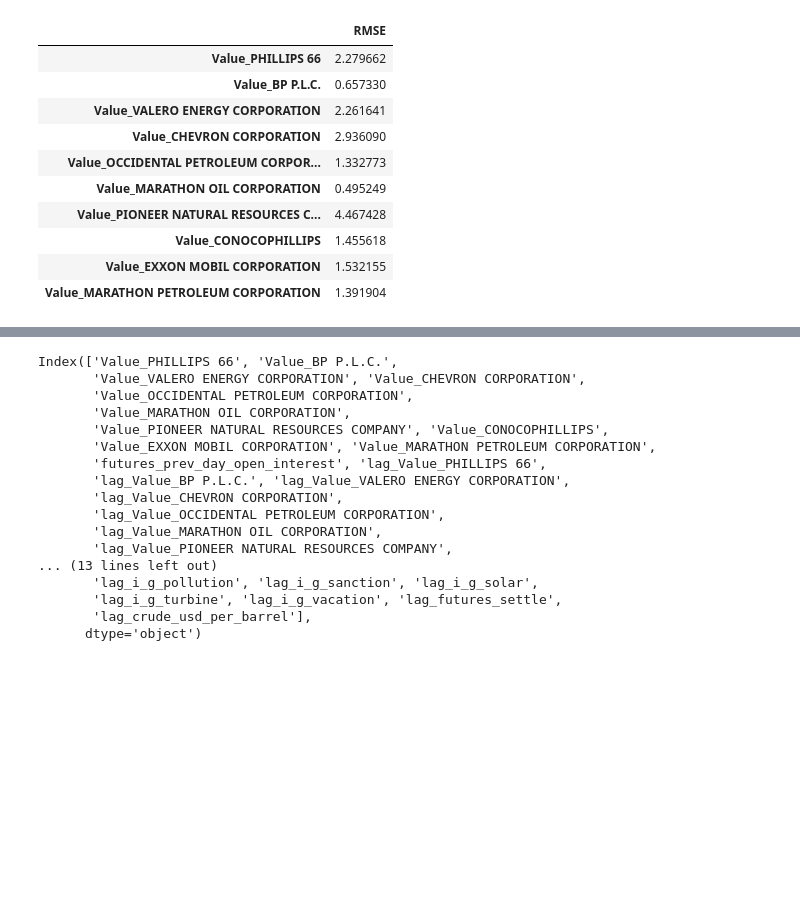
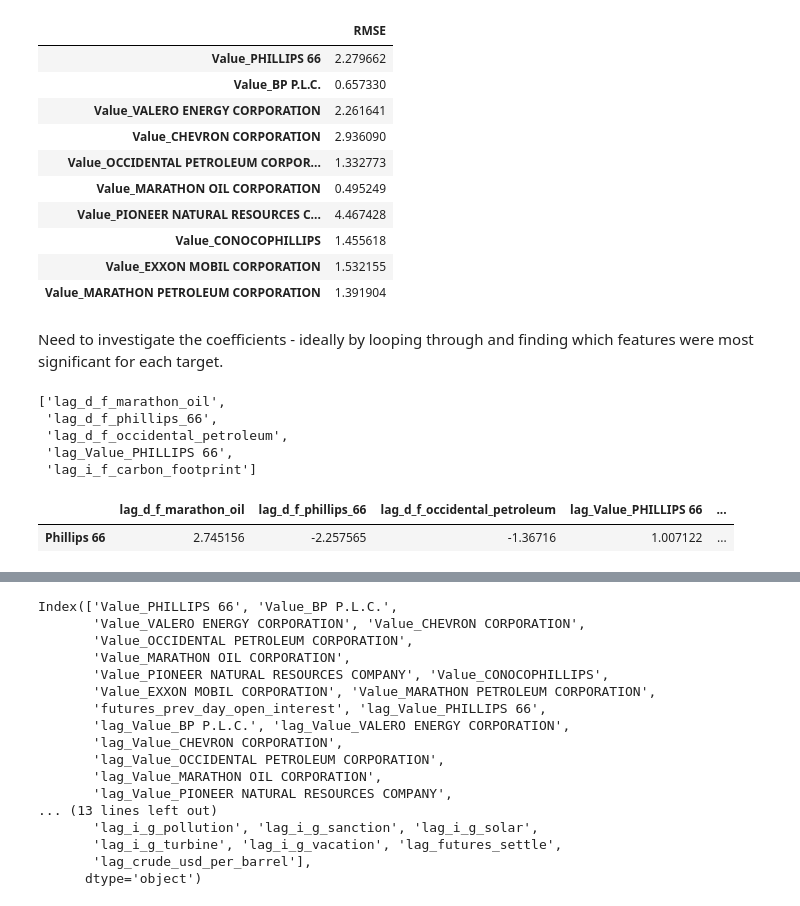
Before and after one commit to griffinwt/Hackathon_March2021, a Jupyter notebook: will_notebooks/model_3.ipynb, the cells around one changed output, grey strips where cells are left out. Cells and saved outputs as stored; diff of their text form; code cells hidden in the pictures; blank space fills up the shorter version.

```diff
--- a/will_notebooks/model_3.ipynb
+++ b/will_notebooks/model_3.ipynb
@@ -239,3 +239,5 @@ pd.DataFrame(scores, index=('RMSE',)).T
 | Value_CONOCOPHILLIPS | 1.455618 |
 | Value_EXXON MOBIL CORPORATION | 1.532155 |
 | Value_MARATHON PETROLEUM CORPORATION | 1.391904 |
+# %% [markdown]
+Need to investigate the coefficients - ideally by looping through and finding which features were most significant for each target.
@@ -241,0 +246,21 @@ pd.DataFrame(scores, index=('RMSE',)).T
+# %%
+imp = list(dict(coefs['Value_PHILLIPS 66'].abs().sort_values(ascending = False)[:5]).keys())
+imp
+# %% [output]
+['lag_d_f_marathon_oil',
+ 'lag_d_f_phillips_66',
+ 'lag_d_f_occidental_petroleum',
+ 'lag_Value_PHILLIPS 66',
+ 'lag_i_f_carbon_footprint']
+# %%
+imp_dict = dict(coefs['Value_PHILLIPS 66'])
+# %%
+l1 = [] #empty list
+d1 = {} #empty dictionary
+for n in range(len(imp)):
+    d1[imp[n]] = imp_dict[imp[n]]
+l1.append(d1)
+pd.DataFrame(l1, index=('Phillips 66',))
+# %% [output]
+|  | lag_d_f_marathon_oil | lag_d_f_phillips_66 | lag_d_f_occidental_petroleum | lag_Value_PHILLIPS 66 | ... |
+| Phillips 66 | 2.745156 | -2.257565 | -1.36716 | 1.007122 | ... |
```
Also changed, not shown: parts of 6 cells of this notebook.
